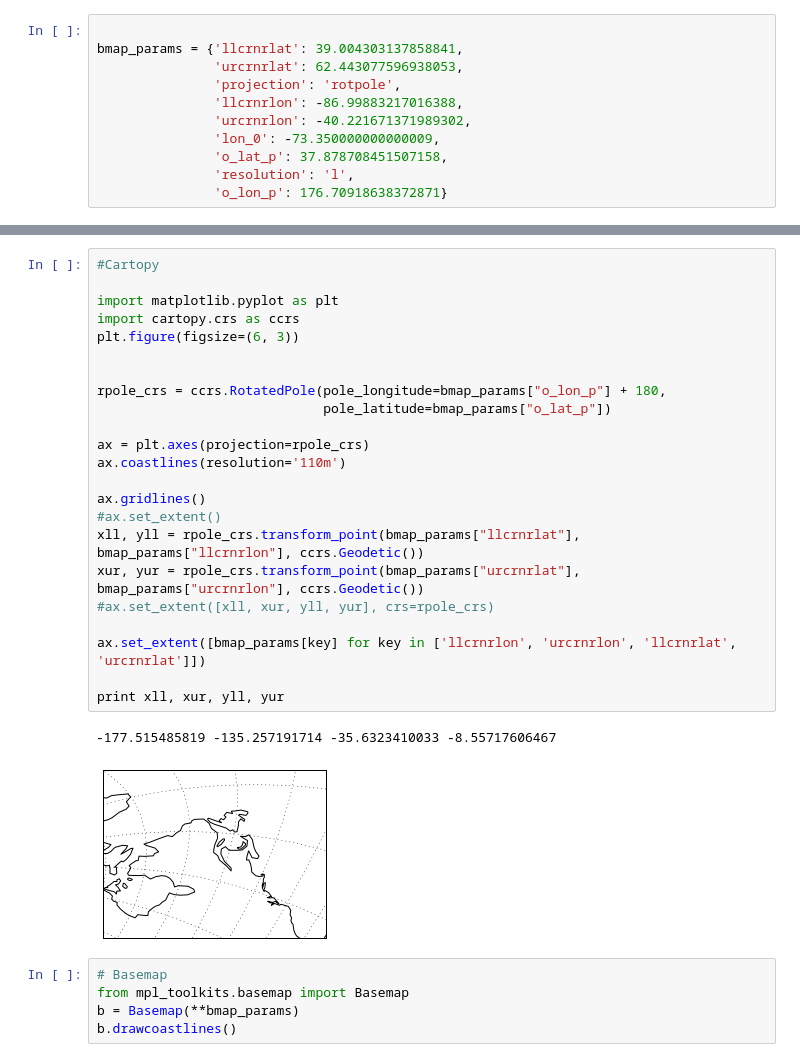
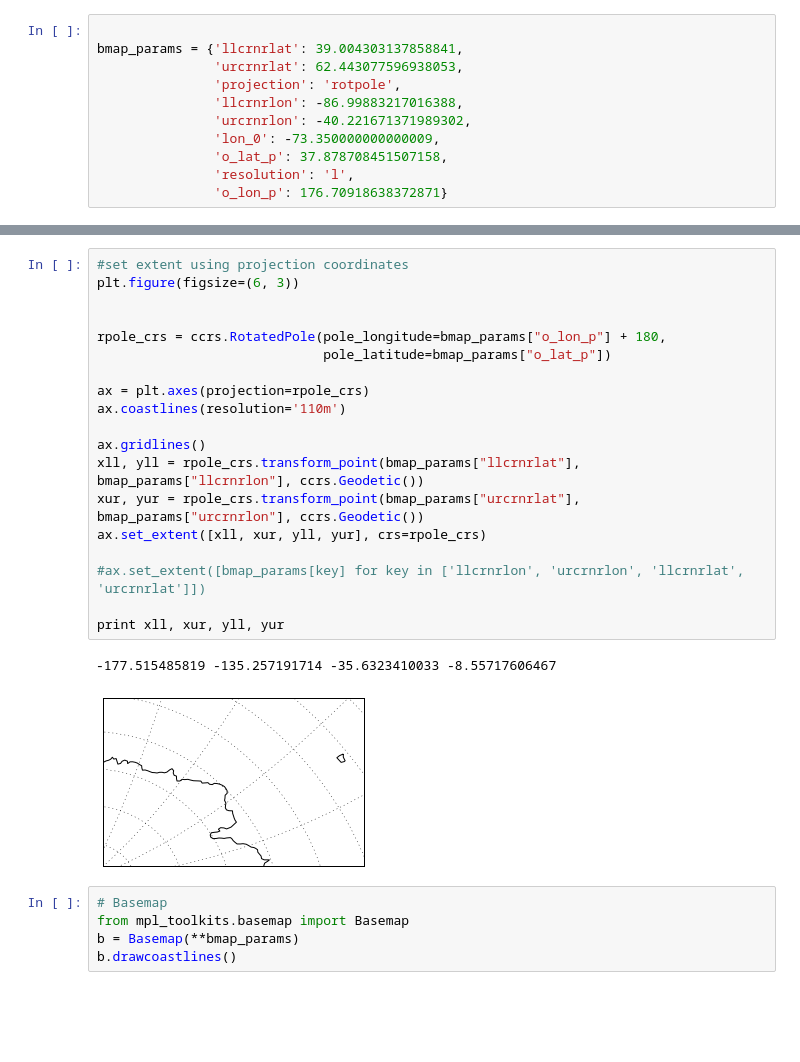
Before and after one commit to guziy/PyNotebooks, a Jupyter notebook: cartopy_compare_with_basemap.ipynb, the cells around one changed output, grey strips where cells are left out. Drawn from its saved outputs; the diff is of its cells as text; blank space fills up the shorter version.

Commit message:
setting extent using projection coordinates

```diff
--- a/cartopy_compare_with_basemap.ipynb
+++ b/cartopy_compare_with_basemap.ipynb
@@ -14,29 +35,25 @@ bmap_params = {'llcrnrlat': 39.004303137858841,
 # %%
-#Cartopy
-
-import matplotlib.pyplot as plt
-import cartopy.crs as ccrs
+#set extent using projection coordinates
 plt.figure(figsize=(6, 3))
 
 
 rpole_crs = ccrs.RotatedPole(pole_longitude=bmap_params["o_lon_p"] + 180,
                              pole_latitude=bmap_params["o_lat_p"])
 
 ax = plt.axes(projection=rpole_crs)
 ax.coastlines(resolution='110m')
 
 ax.gridlines()
-#ax.set_extent()
 xll, yll = rpole_crs.transform_point(bmap_params["llcrnrlat"], bmap_params["llcrnrlon"], ccrs.Geodetic())
 xur, yur = rpole_crs.transform_point(bmap_params["urcrnrlat"], bmap_params["urcrnrlon"], ccrs.Geodetic())
-#ax.set_extent([xll, xur, yll, yur], crs=rpole_crs)
+ax.set_extent([xll, xur, yll, yur], crs=rpole_crs)
 
-ax.set_extent([bmap_params[key] for key in ['llcrnrlon', 'urcrnrlon', 'llcrnrlat', 'urcrnrlat']])
+#ax.set_extent([bmap_params[key] for key in ['llcrnrlon', 'urcrnrlon', 'llcrnrlat', 'urcrnrlat']])
 
 print xll, xur, yll, yur
 # %% [output]
 -177.515485819 -135.257191714 -35.6323410033 -8.55717606467
-[figure, old version]
+[figure, new version]
 # %%
 # Basemap
 from mpl_toolkits.basemap import Basemap
```
Also changed, not shown: parts of 1 cell of this notebook.
